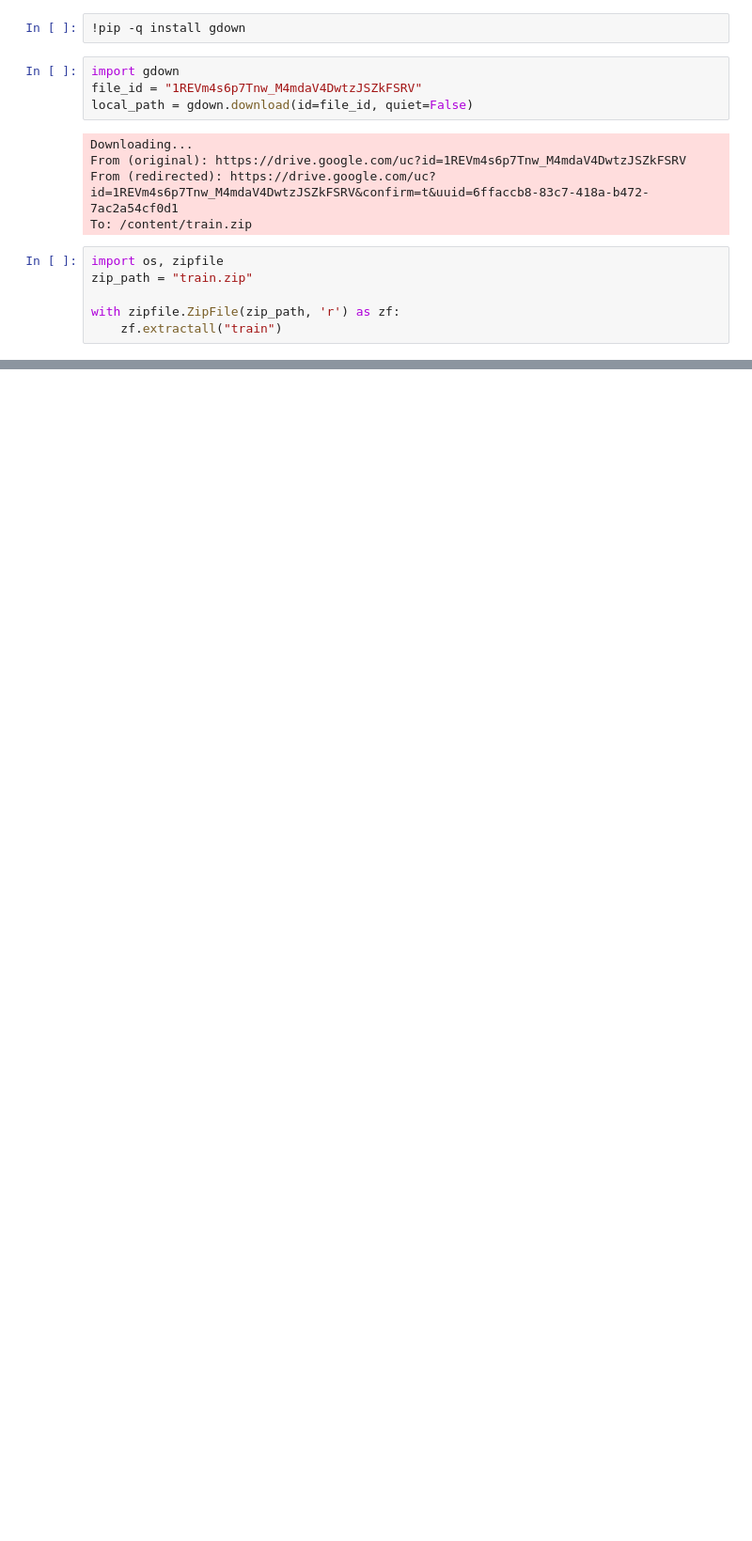
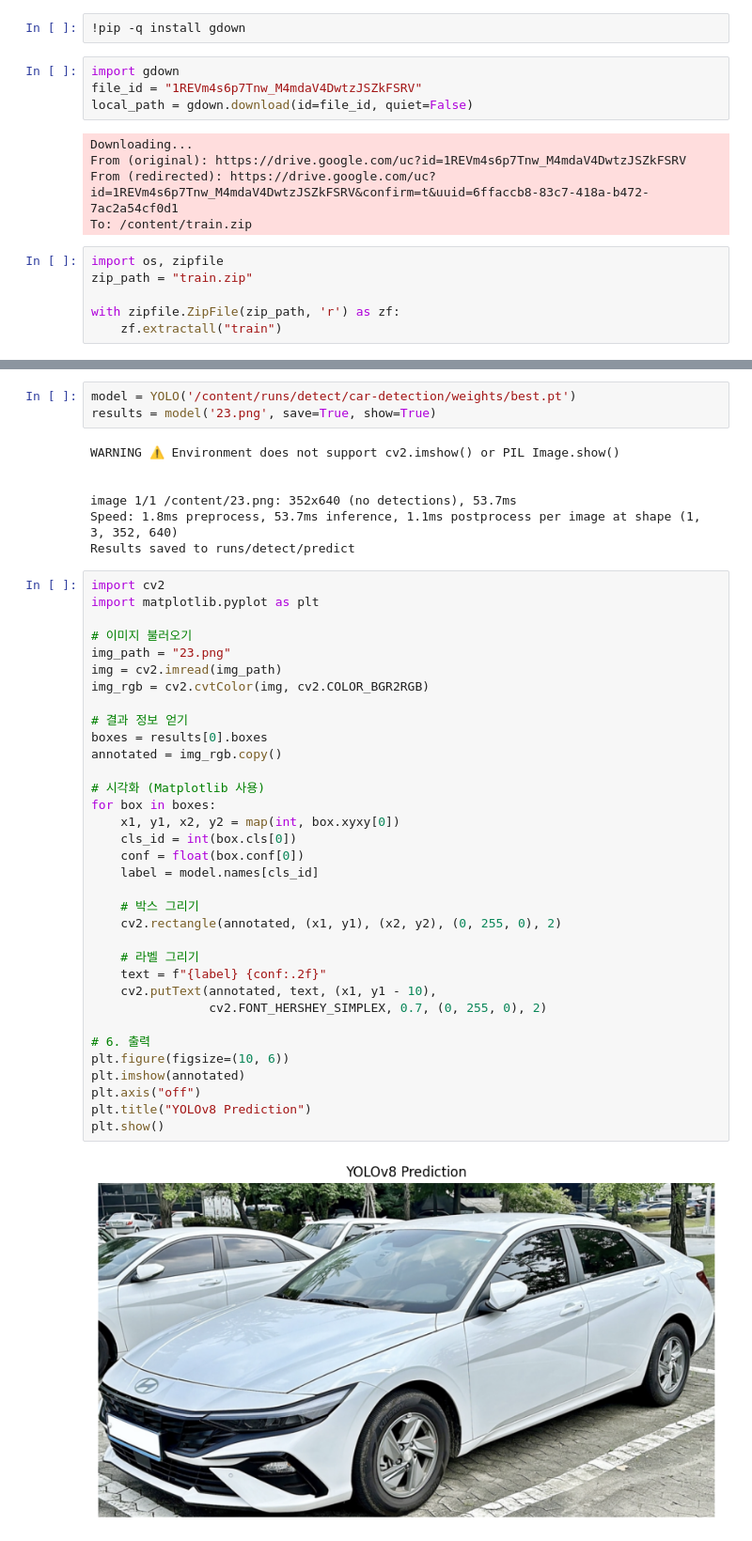
Before and after one commit to imguru-mooc/opencv_vision, a Jupyter notebook: YOLOv11_detection.ipynb, the cells around one changed output, grey strips where cells are left out. Shown at 94% size. Saved outputs shown, nothing was run; the diff lists cells and outputs as text; blank space fills up the shorter version.

```diff
--- a/YOLOv11_detection.ipynb
+++ b/YOLOv11_detection.ipynb
@@ -246,0 +323,46 @@ with zipfile.ZipFile(zip_path, 'r') as zf:
+# %%
+model = YOLO('/content/runs/detect/car-detection/weights/best.pt')
+results = model('23.png', save=True, show=True)
+# %% [output]
+WARNING ⚠️ Environment does not support cv2.imshow() or PIL Image.show()
+
+
+image 1/1 /content/23.png: 352x640 (no detections), 53.7ms
+Speed: 1.8ms preprocess, 53.7ms inference, 1.1ms postprocess per image at shape (1, 3, 352, 640)
+Results saved to runs/detect/predict
+# %%
+import cv2
+import matplotlib.pyplot as plt
+
+# 이미지 불러오기
+img_path = "23.png"
+img = cv2.imread(img_path)
+img_rgb = cv2.cvtColor(img, cv2.COLOR_BGR2RGB)
+
+# 결과 정보 얻기
+boxes = results[0].boxes
+annotated = img_rgb.copy()
+
+# 시각화 (Matplotlib 사용)
+for box in boxes:
+    x1, y1, x2, y2 = map(int, box.xyxy[0])
+    cls_id = int(box.cls[0])
+    conf = float(box.conf[0])
+    label = model.names[cls_id]
+
+    # 박스 그리기
+    cv2.rectangle(annotated, (x1, y1), (x2, y2), (0, 255, 0), 2)
+
+    # 라벨 그리기
+    text = f"{label} {conf:.2f}"
+    cv2.putText(annotated, text, (x1, y1 - 10),
+                cv2.FONT_HERSHEY_SIMPLEX, 0.7, (0, 255, 0), 2)
+
+# 6. 출력
+plt.figure(figsize=(10, 6))
+plt.imshow(annotated)
+plt.axis("off")
+plt.title("YOLOv8 Prediction")
+plt.show()
+# %% [output]
+[figure, added]
```
Also changed, not shown: parts of 2 cells of this notebook.
